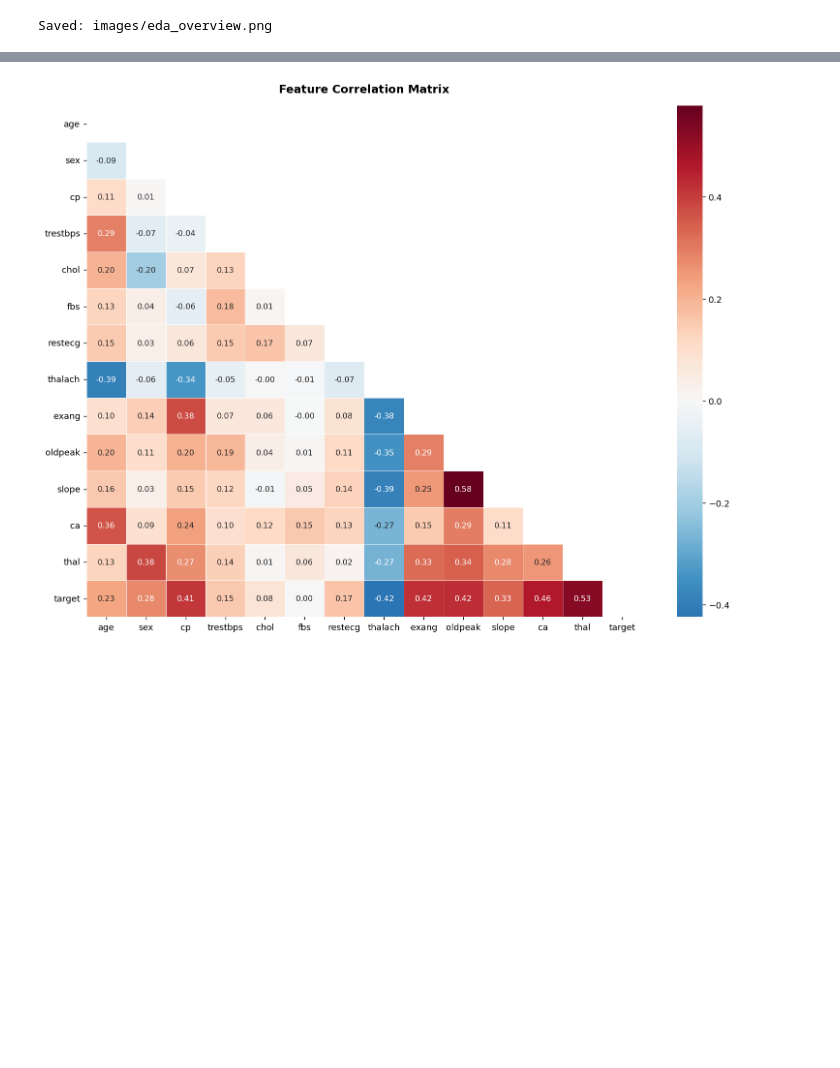
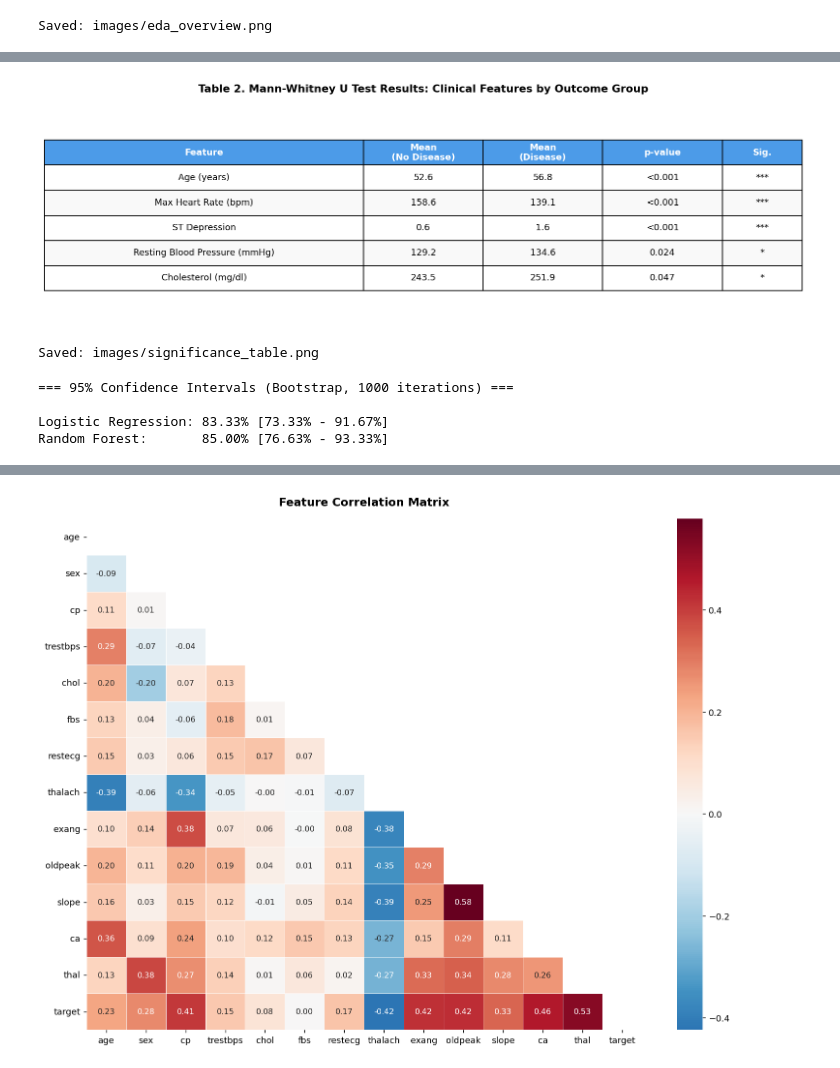
Before and after one commit to lydiaobeng/heart-disease-analysis, a Jupyter notebook: heart_disease_analysis.ipynb, the cells around one changed output, grey strips where cells are left out. Saved outputs shown, nothing was run; the diff lists cells and outputs as text; code cells hidden in the pictures; blank space fills up the shorter version.

Commit message:
Add statistical tests, confidence intervals and precision-recall analysis

```diff
--- a/heart_disease_analysis.ipynb
+++ b/heart_disease_analysis.ipynb
@@ -260,0 +308,63 @@ Saved: images/eda_overview.png
+# %%
+# ── Statistical significance table plot ──────────────────────────────────────
+fig, ax = plt.subplots(figsize=(12, 4))
+ax.axis('off')
+
+table_data = [
+    ['Feature', 'Mean\n(No Disease)', 'Mean\n(Disease)', 'p-value', 'Sig.'],
+    ['Age (years)', '52.6', '56.8', '<0.001', '***'],
+    ['Max Heart Rate (bpm)', '158.6', '139.1', '<0.001', '***'],
+    ['ST Depression', '0.6', '1.6', '<0.001', '***'],
+    ['Resting Blood Pressure (mmHg)', '129.2', '134.6', '0.024', '*'],
+    ['Cholesterol (mg/dl)', '243.5', '251.9', '0.047', '*'],
+]
+
+table = ax.table(cellText=table_data[1:], colLabels=table_data[0],
+                 loc='center', cellLoc='center',
+                 colWidths=[0.40, 0.15, 0.15, 0.15, 0.10])
+table.auto_set_font_size(False)
+table.set_fontsize(10)
+table.scale(1.2, 2.2)
+
+for j in range(5):
+    table[0, j].set_facecolor('#4C9BE8')
+    table[0, j].set_text_props(color='white', fontweight='bold')
+
+for i in range(1, 6):
+    for j in range(5):
+        table[i, j].set_facecolor('#f9f9f9' if i % 2 == 0 else 'white')
+
+plt.title('Table 2. Mann-Whitney U Test Results: Clinical Features by Outcome Group',
+          fontweight='bold', pad=20)
+plt.tight_layout()
+plt.savefig('images/significance_table.png', dpi=150, bbox_inches='tight')
+plt.show()
+print("Saved: images/significance_table.png")
+# %% [output]
+[figure, added]
+Saved: images/significance_table.png
+# %%
+# ── Confidence intervals via bootstrapping ────────────────────────────────────
+from sklearn.utils import resample
+
+def bootstrap_accuracy(model, X_test, y_test, n_iterations=1000):
+    scores = []
+    for _ in range(n_iterations):
+        X_bs, y_bs = resample(X_test, y_test, random_state=None)
+        pred = model.predict(X_bs)
+        scores.append((pred == y_bs).mean())
+    lower = np.percentile(scores, 2.5)
+    upper = np.percentile(scores, 97.5)
+    return lower, upper
+
+lr_lower, lr_upper = bootstrap_accuracy(lr, X_test_sc, y_test)
+rf_lower, rf_upper = bootstrap_accuracy(rf, X_test, y_test)
+
+print("=== 95% Confidence Intervals (Bootstrap, 1000 iterations) ===\n")
+print(f"Logistic Regression: {lr.score(X_test_sc, y_test):.2%} [{lr_lower:.2%} - {lr_upper:.2%}]")
+print(f"Random Forest:       {rf.score(X_test, y_test):.2%} [{rf_lower:.2%} - {rf_upper:.2%}]")
+# %% [output]
+=== 95% Confidence Intervals (Bootstrap, 1000 iterations) ===
+
+Logistic Regression: 83.33% [73.33% - 91.67%]
+Random Forest:       85.00% [76.63% - 93.33%]
```
Also changed, not shown: parts of 2 cells of this notebook, 3 other files.
